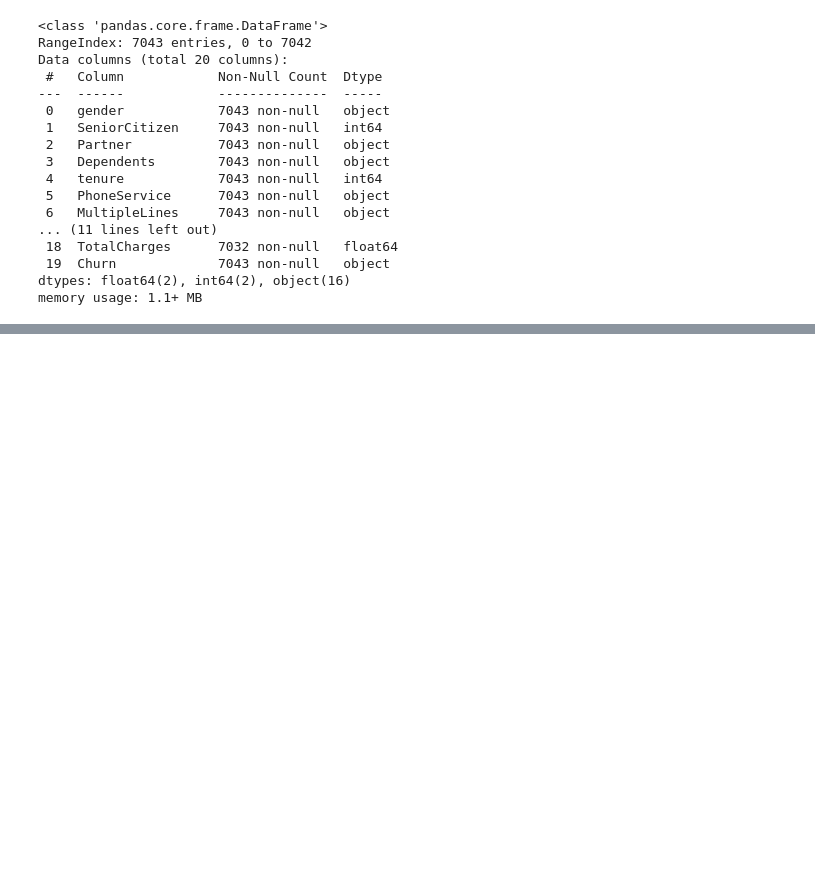
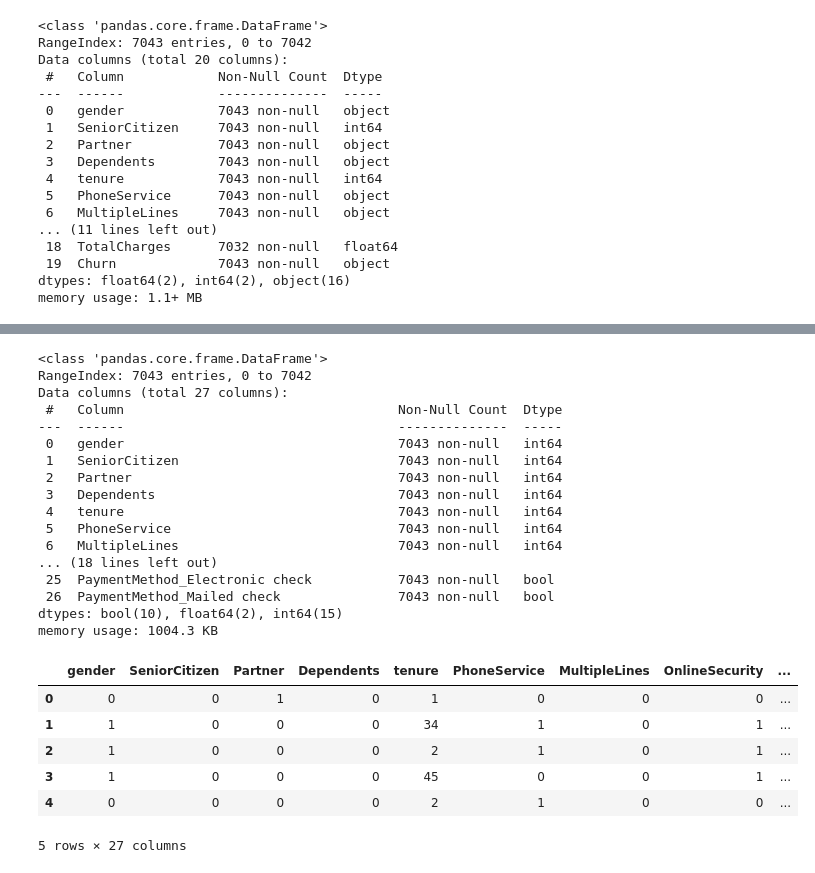
Before and after one commit to Benedixx/Telco_customer_churn, a Jupyter notebook: src/training.ipynb, the cells around one changed output, grey strips where cells are left out. Saved outputs shown, nothing was run; the diff lists cells and outputs as text; code cells hidden in the pictures; blank space fills up the shorter version.

```diff
--- a/src/training.ipynb
+++ b/src/training.ipynb
@@ -82,9 +82,3 @@ Data columns (total 20 columns):
  19  Churn             7043 non-null   object
 dtypes: float64(2), int64(2), object(16)
 memory usage: 1.1+ MB
-# %%
-encoder = LabelEncoder()
-
-for col in df.columns:
-    if df[col].dtype == 'object':
-        df[col] = encoder.fit_transform(df[col])
@@ -90,0 +110,2 @@ for col in df.columns:
+# %%
+df.replace(['No internet service', 'No phone service'], 'No', inplace=True)
@@ -90,0 +132,3 @@ for col in df.columns:
+# %%
+df.loc[:, df.columns != 'InternetService'] = df.loc[:, df.columns != 'InternetService'].replace({'Yes': 1, 'No': 0})
+df = df.replace({'Male':1, 'Female': 0})
@@ -90,0 +158,28 @@ for col in df.columns:
+# %%
+df2.info()
+df2.head()
+# %% [output]
+<class 'pandas.core.frame.DataFrame'>
+RangeIndex: 7043 entries, 0 to 7042
+Data columns (total 27 columns):
+ #   Column                                   Non-Null Count  Dtype
+---  ------                                   --------------  -----
+ 0   gender                                   7043 non-null   int64
+ 1   SeniorCitizen                            7043 non-null   int64
+ 2   Partner                                  7043 non-null   int64
+ 3   Dependents                               7043 non-null   int64
+ 4   tenure                                   7043 non-null   int64
+ 5   PhoneService                             7043 non-null   int64
+ 6   MultipleLines                            7043 non-null   int64
+... (18 lines left out)
+ 25  PaymentMethod_Electronic check           7043 non-null   bool
+ 26  PaymentMethod_Mailed check               7043 non-null   bool
+dtypes: bool(10), float64(2), int64(15)
+memory usage: 1004.3 KB
+|  | gender | SeniorCitizen | Partner | Dependents | tenure | PhoneService | MultipleLines | OnlineSecurity | ... |
+| 0 | 0 | 0 | 1 | 0 | 1 | 0 | 0 | 0 | ... |
+| 1 | 1 | 0 | 0 | 0 | 34 | 1 | 0 | 1 | ... |
+| 2 | 1 | 0 | 0 | 0 | 2 | 1 | 0 | 1 | ... |
+| 3 | 1 | 0 | 0 | 0 | 45 | 0 | 0 | 1 | ... |
+| 4 | 0 | 0 | 0 | 0 | 2 | 1 | 0 | 0 | ... |
+5 rows × 27 columns
```
Also changed, not shown: parts of 14 cells of this notebook.
